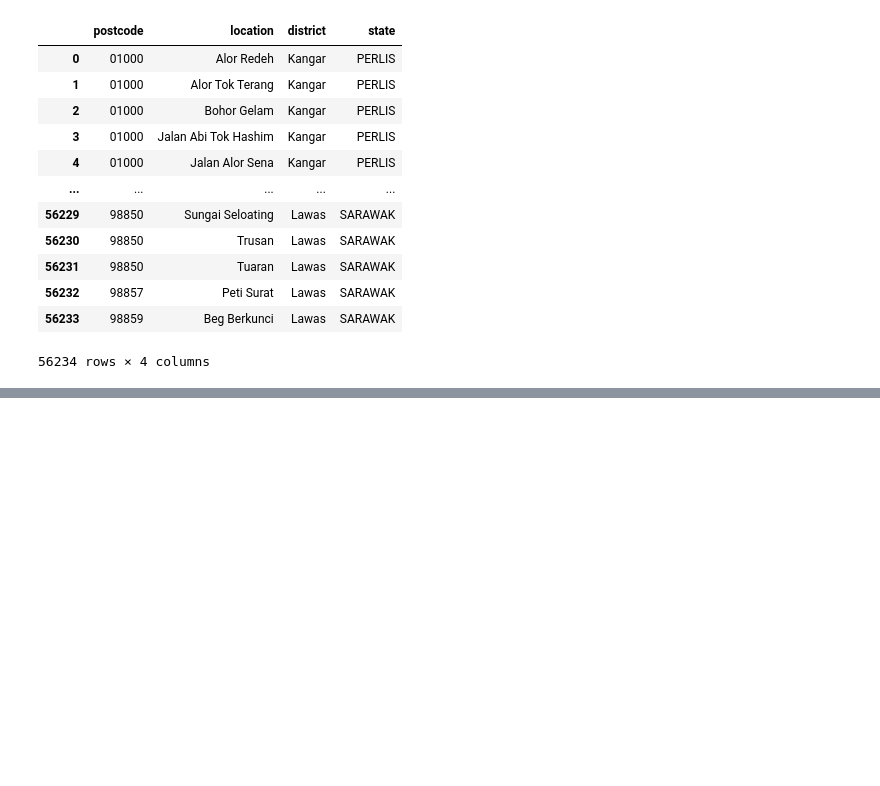
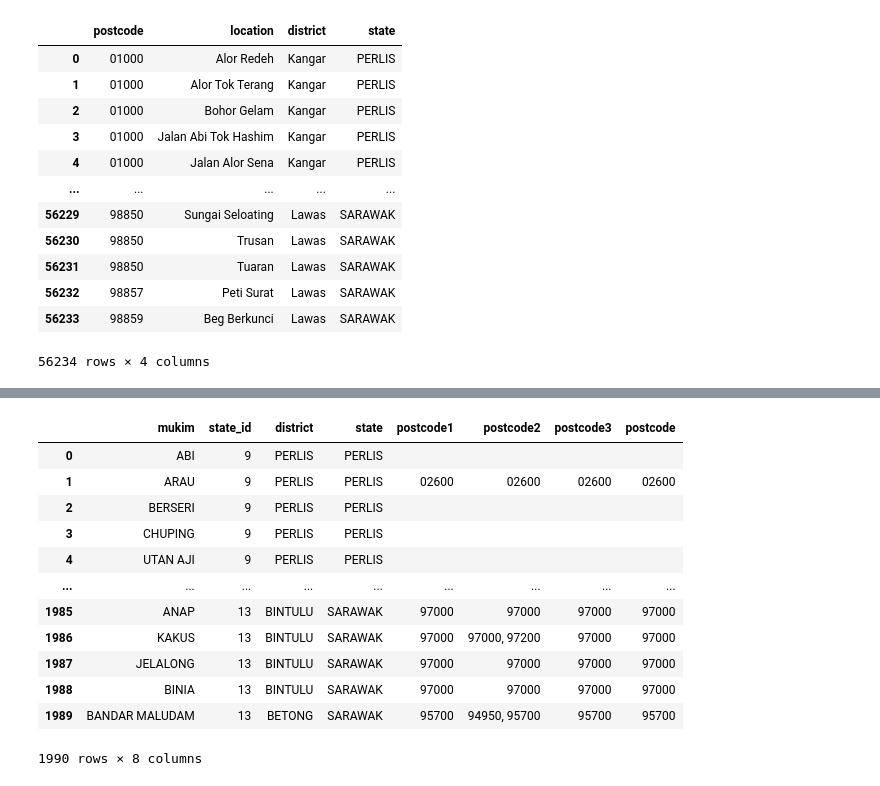
Before and after one commit to izardy/malaysia-postcode-mapper, a Jupyter notebook: data-prep.ipynb, the cells around one changed output, grey strips where cells are left out. Drawn from its saved outputs; the diff is of its cells as text; code cells hidden in the pictures; blank space fills up the shorter version.

```diff
--- a/data-prep.ipynb
+++ b/data-prep.ipynb
@@ -263,15 +249,27 @@ location
 | 56233 | 98859 | Beg Berkunci | Lawas | SARAWAK |
 56234 rows × 4 columns
 # %%
-def find_mukim_postcode_matches(text, reference_df):
+def find_state_district_location(text, reference_df):
     matches = set()  # Use set directly to avoid duplicates
     for idx, row in reference_df.iterrows():
         if (row['state'].lower() in text.lower()) and (row['district'].lower() in text.lower()) and (row['location'].lower() in text.lower()):
             matches.add((row['postcode']))
     return matches  # Returns set of tuples containing (postcode, state)
+
+def find_state_location(text, reference_df):
+    matches = set()  # Use set directly to avoid duplicates
+    for idx, row in reference_df.iterrows():
+        if (row['state'].lower() in text.lower()) and (row['location'].lower() in text.lower()):
+            matches.add((row['postcode']))
+    return matches  # Returns set of tuples containing (postcode, state)
+
+def find_district_location(text, reference_df):
+    matches = set()  # Use set directly to avoid duplicates
+    for idx, row in reference_df.iterrows():
+        if (row['district'].lower() in text.lower()) and (row['location'].lower() in text.lower()):
+            matches.add((row['postcode']))
+    return matches  # Returns set of tuples containing (postcode, state)
 # %%
-mukim_district_state['address_partial'] = (mukim_district_state['mukim'].astype(str)+','+mukim_district_state['district'].astype(str)+','+mukim_district_state['state'].astype(str)).apply(lambda x: find_mukim_postcode_matches(x, location)).to_list()
-#mukim_district_state['address_partial'] = (mukim_district_state['mukim'].astype(str)).apply(lambda x: find_mukim_postcode_matches(x, location['location'])).to_list()
-mukim_district_state['address_partial'] = mukim_district_state['address_partial'].astype(str).str.replace(r"[\{\}\(\)]|set|'", '', regex=True).str.split(',')
-mukim_district_state['postcode'] = mukim_district_state['address_partial'].apply(lambda x: x[0])
-mukim_district_state
+mukim_district_state['postcode1'] = (mukim_district_state['mukim'].astype(str)+','+mukim_district_state['district'].astype(str)+','+mukim_district_state['state'].astype(str)).apply(lambda x: find_state_district_location(x, location)).to_list()
+mukim_district_state['postcode2'] = (mukim_district_state['mukim'].astype(str)+','+mukim_district_state['district'].astype(str)+','+mukim_district_state['state'].astype(str)).apply(lambda x: find_state_location(x, location)).to_list()
+mukim_district_state['postcode3'] = (mukim_district_state['mukim'].astype(str)+','+mukim_district_state['district'].astype(str)+','+mukim_district_state['state'].astype(str)).apply(lambda x: find_district_location(x, location)).to_list()
@@ -279,0 +276,5 @@ KeyboardInterrupt:
+# %%
+mukim_district_state['postcode1'] = mukim_district_state['postcode1'].astype(str).str.replace(r"[\{\}\(\)]|set|'", '', regex=True)
+mukim_district_state['postcode2'] = mukim_district_state['postcode2'].astype(str).str.replace(r"[\{\}\(\)]|set|'", '', regex=True)
+mukim_district_state['postcode3'] = mukim_district_state['postcode3'].astype(str).str.replace(r"[\{\}\(\)]|set|'", '', regex=True)
+mukim_district_state
@@ -279,0 +295,19 @@ KeyboardInterrupt:
+# %%
+mukim_district_state['postcode']=mukim_district_state['postcode1']
+mukim_district_state['postcode']=np.where(mukim_district_state['postcode']=='',mukim_district_state['postcode2'],mukim_district_state['postcode'])
+mukim_district_state['postcode']=np.where(mukim_district_state['postcode']=='',mukim_district_state['postcode3'],mukim_district_state['postcode'])
+mukim_district_state
+# %% [output]
+|  | mukim | state_id | district | state | postcode1 | postcode2 | postcode3 | postcode |
+| 0 | ABI | 9 | PERLIS | PERLIS |  |  |  |  |
+| 1 | ARAU | 9 | PERLIS | PERLIS | 02600 | 02600 | 02600 | 02600 |
+| 2 | BERSERI | 9 | PERLIS | PERLIS |  |  |  |  |
+| 3 | CHUPING | 9 | PERLIS | PERLIS |  |  |  |  |
+| 4 | UTAN AJI | 9 | PERLIS | PERLIS |  |  |  |  |
+| ... | ... | ... | ... | ... | ... | ... | ... | ... |
+| 1985 | ANAP | 13 | BINTULU | SARAWAK | 97000 | 97000 | 97000 | 97000 |
+| 1986 | KAKUS | 13 | BINTULU | SARAWAK | 97000 | 97000, 97200 | 97000 | 97000 |
+| 1987 | JELALONG | 13 | BINTULU | SARAWAK | 97000 | 97000 | 97000 | 97000 |
+| 1988 | BINIA | 13 | BINTULU | SARAWAK | 97000 | 97000 | 97000 | 97000 |
+| 1989 | BANDAR MALUDAM | 13 | BETONG | SARAWAK | 95700 | 94950, 95700 | 95700 | 95700 |
+1990 rows × 8 columns
```
Also changed, not shown: parts of 6 cells of this notebook.
